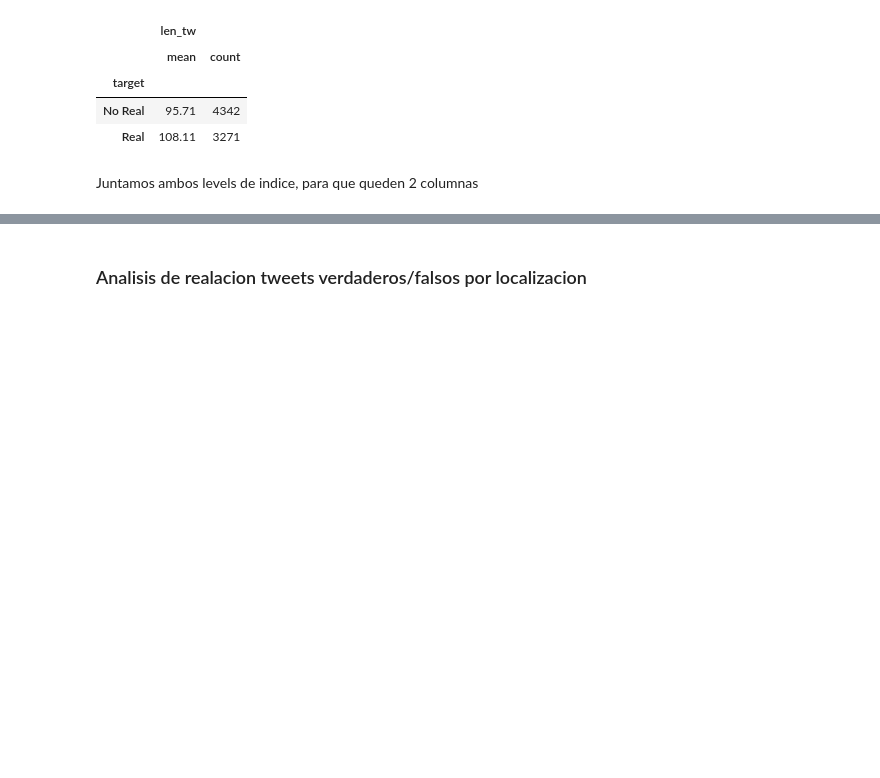
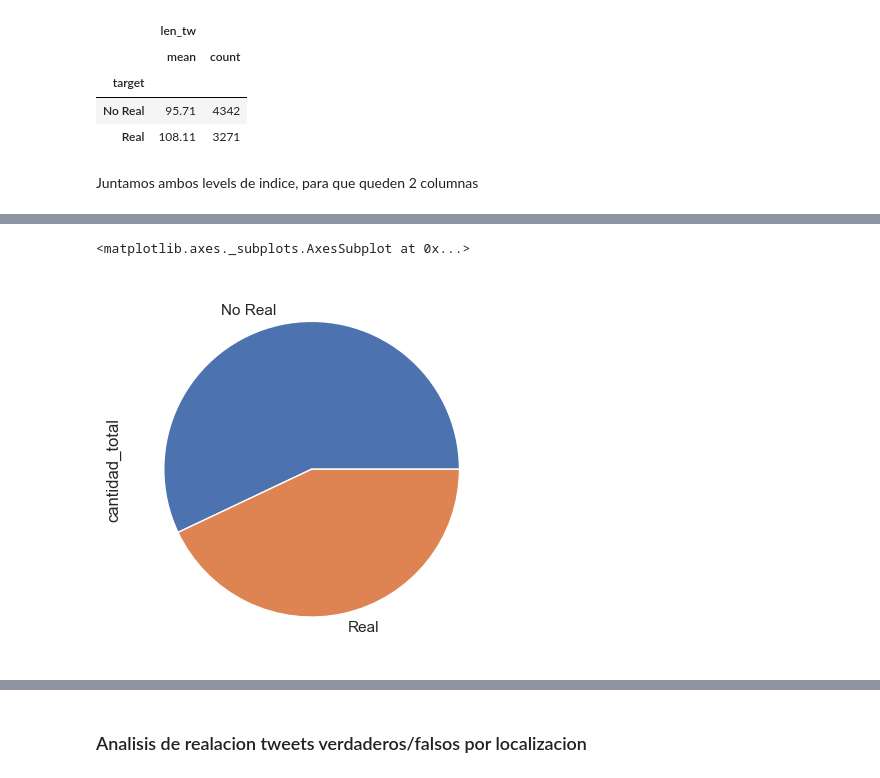
Before and after one commit to GIBelletti/TP1-7506-datos, a Jupyter notebook: TP1.ipynb, the cells around one changed output, grey strips where cells are left out. Cells and saved outputs as stored; diff of their text form; code cells hidden in the pictures; blank space fills up the shorter version.

```diff
--- a/TP1.ipynb
+++ b/TP1.ipynb
@@ -134,0 +129,5 @@ grouped_by_target.head()
+# %%
+grouped_by_target['cantidad_total'].plot(kind='pie')
+# %% [output]
+<matplotlib.axes._subplots.AxesSubplot at 0x...>
+[figure, added]
```
Also changed, not shown: parts of 13 cells of this notebook.
